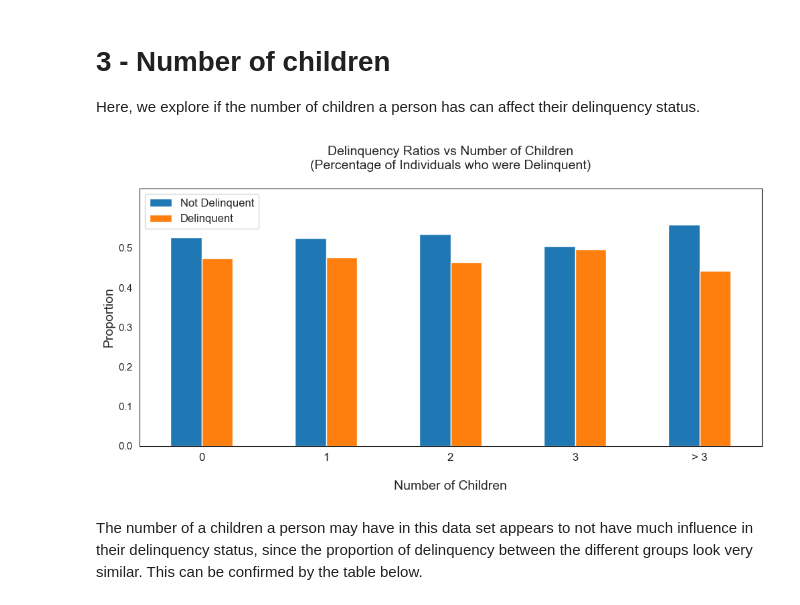
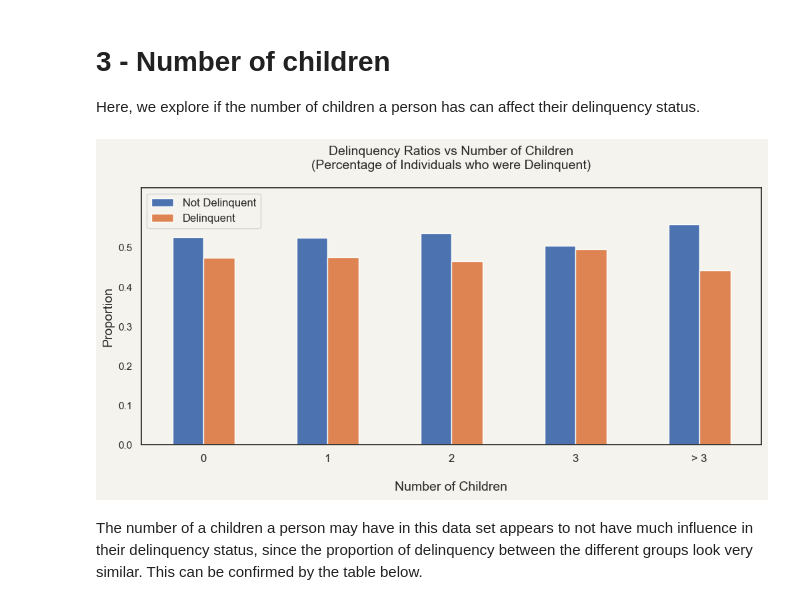
Before and after one commit to gabrielafichtner/credit-card-delinquency, a Jupyter notebook: Notebooks/03 - EDA cleaned data.ipynb, the cells around one changed output. Drawn from its saved outputs; the diff is of its cells as text; code cells hidden in the pictures.

```diff
--- a/Notebooks/03 - EDA cleaned data.ipynb
+++ b/Notebooks/03 - EDA cleaned data.ipynb
@@ -49,12 +49,16 @@ ratios = pd.concat(
                   '6mo_delinquency':6,
                   '12mo_delinquency':12}).T
 
-ratios.plot(kind='bar', figsize=(10, 6))
+plt.rcParams["figure.facecolor"] = "#F5F3ED"
+
+ax = ratios.plot(kind='bar', figsize=(12, 5))
+ax.set_facecolor("#F5F3ED")
+
 plt.xlabel('\nTime Frame (Months)', fontsize=14)
 plt.ylabel('Proportion', fontsize=14)
 plt.title('Delinquency Ratios Over Time\n(Percentage of Individuals who were Delinquent)', fontsize=14)
 plt.xticks(rotation=0, fontsize=12)
 plt.yticks(fontsize=12)
-plt.legend(fontsize=12)
+plt.legend(fontsize=12, facecolor="#F5F3ED")
 plt.savefig('../Images/Delinquency-Ratios.png', dpi=300);
 # %% [output]
@@ -77,0 +70,14 @@ plt.savefig('../Images/Occupations.png', dpi=300);
+# %%
+grouped = train.groupby('occupation_type')['amt_income_total'].mean().sort_values()
+plt.rcParams["figure.facecolor"] = "#F5F3ED"
+
+plt.figure(figsize=(11, 6))
+ax = sns.barplot(x=grouped.index, y=grouped)
+ax.set_facecolor("#F5F3ED")
+
+plt.xlabel('Occupation', fontsize=15)
+plt.ylabel('Income', fontsize=15)
+plt.yticks(fontsize=11)
+plt.xticks(rotation=90, fontsize=11)
+
+plt.savefig('../Images/Occupations.png', dpi=300);
@@ -124,25 +132,29 @@ Here, we explore if the number of children a person has can affect their delinqu
 # %%
 temp = train.copy()
 temp['cnt_children'] = np.where(temp['cnt_children']>3, '> 3',temp['cnt_children'])
 
-temp.groupby('cnt_children')['6mo_delinquency']\
+sns.set(style="white")
+plt.rcParams["figure.facecolor"] = "#F5F3ED"
+
+ax = temp.groupby('cnt_children')['6mo_delinquency']\
         .value_counts(normalize=True).unstack(level = 1)\
         .plot(kind = 'bar', figsize=(12, 5));
 labels = ['Not Delinquent', 'Delinquent']
+ax.set_facecolor("#F5F3ED")
 
-plt.legend(labels, loc='best', fontsize=12)
+plt.legend(labels, loc='best', fontsize=12, facecolor='#F5F3ED')
 plt.xlabel('\nNumber of Children', fontsize=14)
 plt.ylabel('Proportion', fontsize=14)
 plt.title('Delinquency Ratios vs Number of Children\n(Percentage of Individuals who were Delinquent)\n', fontsize=14)
 
 yticks=np.arange(0, 0.6, 0.1)
 
 plt.xticks(rotation=0, fontsize=12)
 plt.yticks(ticks=yticks, fontsize=11)
 plt.ylim(0, 0.65)
 plt.savefig('../Images/delinquency-vs-children.png', dpi=300);
 # %% [output]
-[figure, old version]
+[figure, new version]
 # %% [markdown]
 The number of a children a person may have in this data set appears to not have much influence in their delinquency status, since the proportion of delinquency between the different groups look very similar. This can be confirmed by the table below.
 # %%
```
Also changed, not shown: parts of 12 cells of this notebook, 8 other files.
